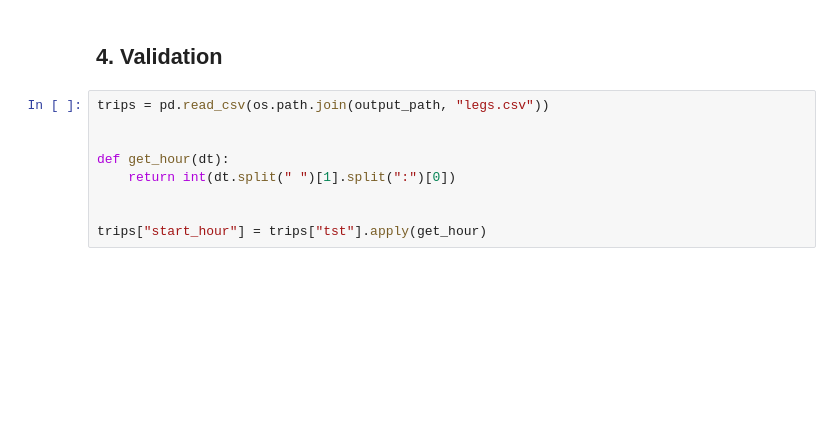
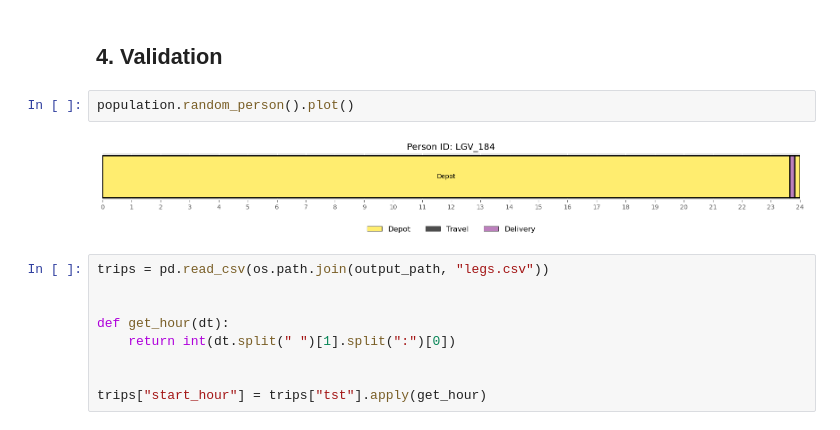
Before and after one commit to arup-group/pam, a Jupyter notebook: examples/13_Advanced_Freight_Synthesis.ipynb, the cells around one changed output. Cells and saved outputs as stored; diff of their text form; blank space fills up the shorter version.

```diff
--- a/examples/13_Advanced_Freight_Synthesis.ipynb
+++ b/examples/13_Advanced_Freight_Synthesis.ipynb
@@ -283,6 +299,10 @@ for s in samples:
 WARNING:root:parameter "attributes_path" is no longer supported by write_matsim()
 # %% [markdown]
 ## 4. Validation
+# %%
+population.random_person().plot()
+# %% [output]
+[figure, added]
 # %%
 trips = pd.read_csv(os.path.join(output_path, "legs.csv"))
 
```
Also changed, not shown: parts of 11 cells of this notebook, 1 other file.
